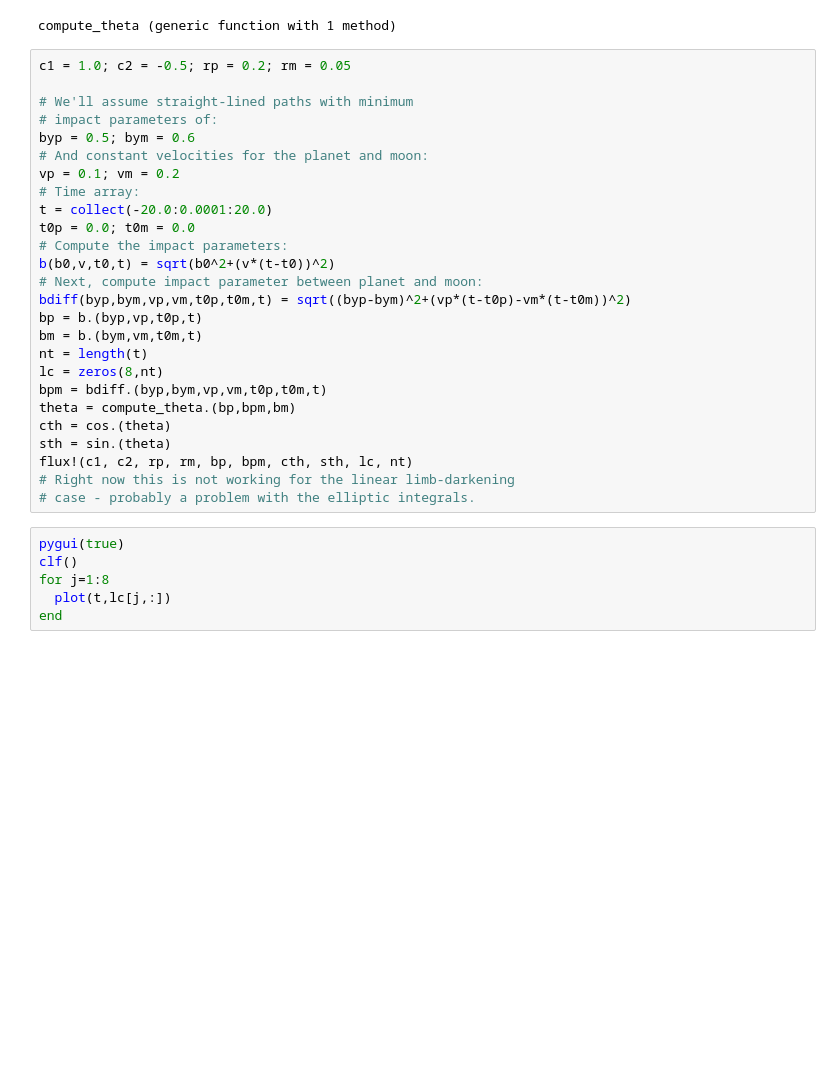
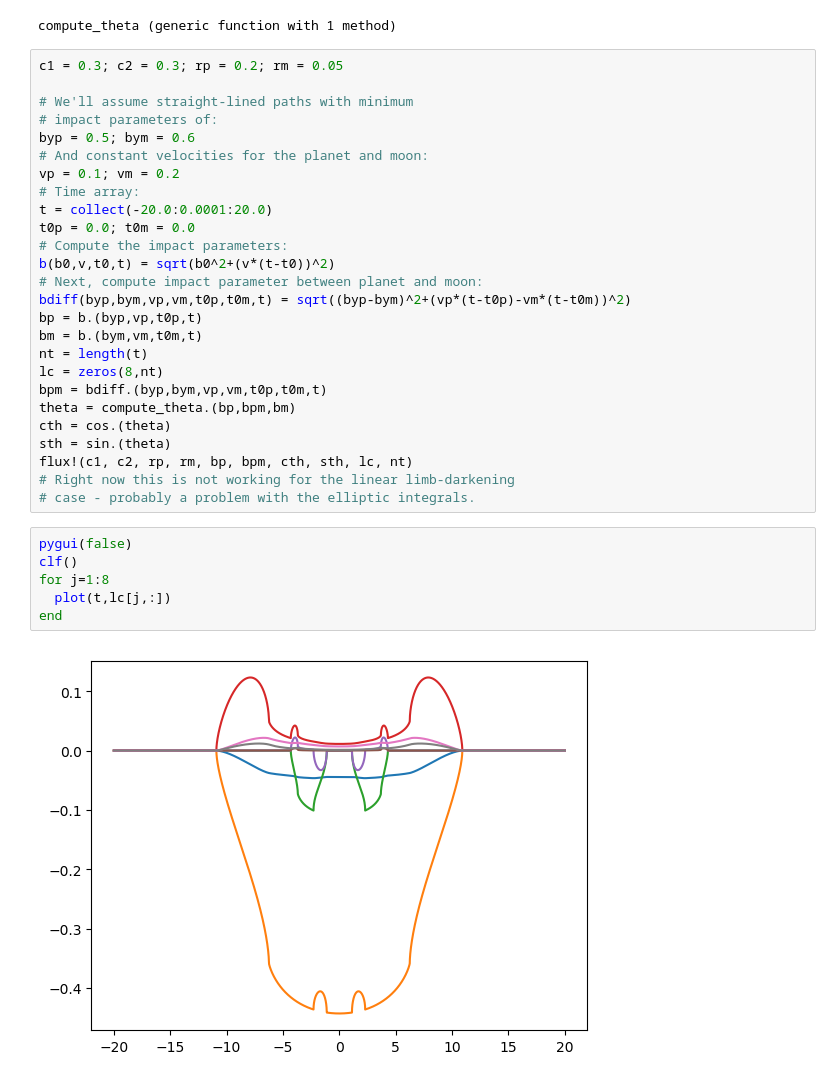
Before and after one commit to tagordon/elliptics, a Jupyter notebook: julia_src/Lightcurve_example_julia.ipynb, the cells around one changed output. Drawn from its saved outputs; the diff is of its cells as text; blank space fills up the shorter version.

```diff
--- a/julia_src/Lightcurve_example_julia.ipynb
+++ b/julia_src/Lightcurve_example_julia.ipynb
@@ -22,7 +22,7 @@ end
 # %% [output]
 compute_theta (generic function with 1 method)
 # %%
-c1 = 1.0; c2 = -0.5; rp = 0.2; rm = 0.05
+c1 = 0.3; c2 = 0.3; rp = 0.2; rm = 0.05
 
 # We'll assume straight-lined paths with minimum
 # impact parameters of:
@@ -48,8 +48,10 @@ flux!(c1, c2, rp, rm, bp, bpm, cth, sth, lc, nt)
 # Right now this is not working for the linear limb-darkening
 # case - probably a problem with the elliptic integrals.
 # %%
-pygui(true)
+pygui(false)
 clf()
 for j=1:8
   plot(t,lc[j,:])
 end
+# %% [output]
+[figure, added]
```
